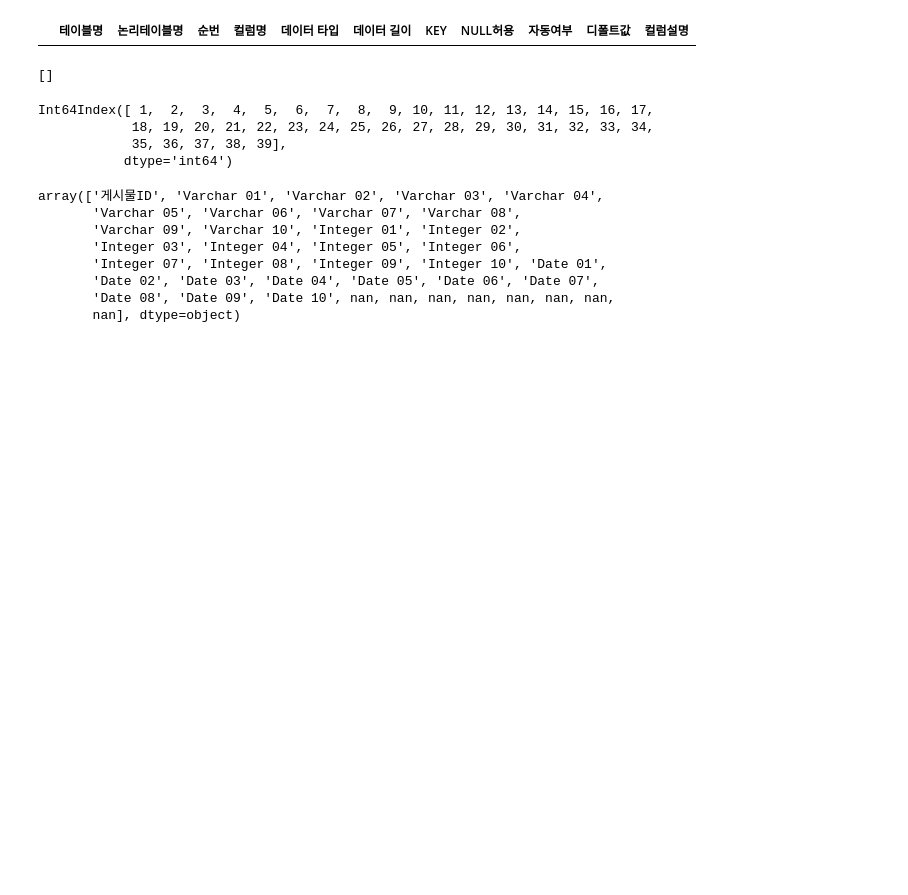
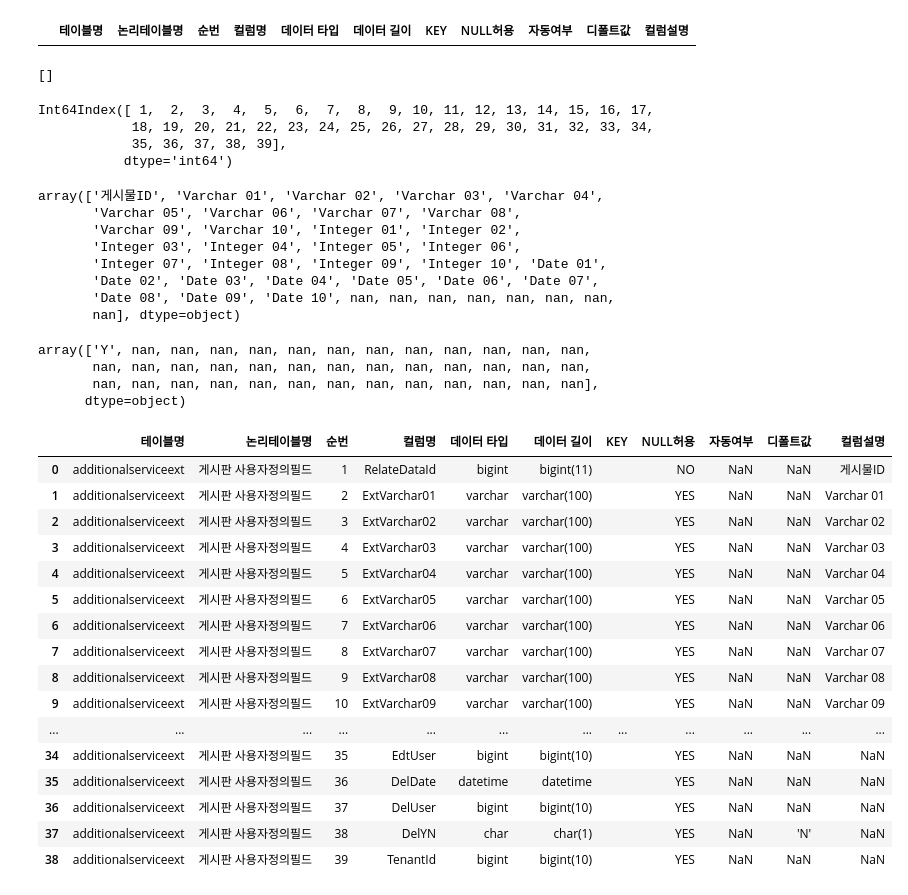
Before and after one commit to taeminbenlee/tableInfoExcel, a Jupyter notebook: 테이블명세.ipynb, the cells around one changed output. Saved outputs shown, nothing was run; the diff lists cells and outputs as text; code cells hidden in the pictures; blank space fills up the shorter version.

```diff
--- a/테이블명세.ipynb
+++ b/테이블명세.ipynb
@@ -385,3 +385,17 @@ wb.save(filename="test.xlsx")
 # %%
 ## PK와 FK 컬럼에 'Y' 표기
 ## decode 또는 case 사용
+## .values 또는 to._numpy()  numpy배열로 변환함!
+## 인덱싱으로 특정값을 변경한다. (Indexing: a[a < 0] = 0)
+
+
+isThisPK = tableDetailByName['KEY'].to_numpy()
+isThisPK[isThisPK=='PRI']='Y'
+for i, value in enumerate(isThisPK):
+    sheet1.cell(row=i+8, column=2, value=value)
+isThisPK
+# %% [output]
+array(['Y', nan, nan, nan, nan, nan, nan, nan, nan, nan, nan, nan, nan,
+       nan, nan, nan, nan, nan, nan, nan, nan, nan, nan, nan, nan, nan,
+       nan, nan, nan, nan, nan, nan, nan, nan, nan, nan, nan, nan, nan],
+      dtype=object)
@@ -387,0 +411,20 @@ wb.save(filename="test.xlsx")
+# %%
+tableDetailByName
+# %% [output]
+|  | 테이블명 | 논리테이블명 | 순번 | 컬럼명 | 데이터 타입 | 데이터 길이 | KEY | NULL허용 | 자동여부 | 디폴트값 | 컬럼설명 |
+| 0 | additionalserviceext | 게시판 사용자정의필드 | 1 | RelateDataId | bigint | bigint(11) |  | NO | NaN | NaN | 게시물ID |
+| 1 | additionalserviceext | 게시판 사용자정의필드 | 2 | ExtVarchar01 | varchar | varchar(100) |  | YES | NaN | NaN | Varchar 01 |
+| 2 | additionalserviceext | 게시판 사용자정의필드 | 3 | ExtVarchar02 | varchar | varchar(100) |  | YES | NaN | NaN | Varchar 02 |
+| 3 | additionalserviceext | 게시판 사용자정의필드 | 4 | ExtVarchar03 | varchar | varchar(100) |  | YES | NaN | NaN | Varchar 03 |
+| 4 | additionalserviceext | 게시판 사용자정의필드 | 5 | ExtVarchar04 | varchar | varchar(100) |  | YES | NaN | NaN | Varchar 04 |
+| 5 | additionalserviceext | 게시판 사용자정의필드 | 6 | ExtVarchar05 | varchar | varchar(100) |  | YES | NaN | NaN | Varchar 05 |
+| 6 | additionalserviceext | 게시판 사용자정의필드 | 7 | ExtVarchar06 | varchar | varchar(100) |  | YES | NaN | NaN | Varchar 06 |
+| 7 | additionalserviceext | 게시판 사용자정의필드 | 8 | ExtVarchar07 | varchar | varchar(100) |  | YES | NaN | NaN | Varchar 07 |
+| 8 | additionalserviceext | 게시판 사용자정의필드 | 9 | ExtVarchar08 | varchar | varchar(100) |  | YES | NaN | NaN | Varchar 08 |
+| 9 | additionalserviceext | 게시판 사용자정의필드 | 10 | ExtVarchar09 | varchar | varchar(100) |  | YES | NaN | NaN | Varchar 09 |
+| ... | ... | ... | ... | ... | ... | ... | ... | ... | ... | ... | ... |
+| 34 | additionalserviceext | 게시판 사용자정의필드 | 35 | EdtUser | bigint | bigint(10) |  | YES | NaN | NaN | NaN |
+| 35 | additionalserviceext | 게시판 사용자정의필드 | 36 | DelDate | datetime | datetime |  | YES | NaN | NaN | NaN |
+| 36 | additionalserviceext | 게시판 사용자정의필드 | 37 | DelUser | bigint | bigint(10) |  | YES | NaN | NaN | NaN |
+| 37 | additionalserviceext | 게시판 사용자정의필드 | 38 | DelYN | char | char(1) |  | YES | NaN | 'N' | NaN |
+| 38 | additionalserviceext | 게시판 사용자정의필드 | 39 | TenantId | bigint | bigint(10) |  | YES | NaN | NaN | NaN |
```
Also changed, not shown: parts of 2 cells of this notebook, 4 other files.
